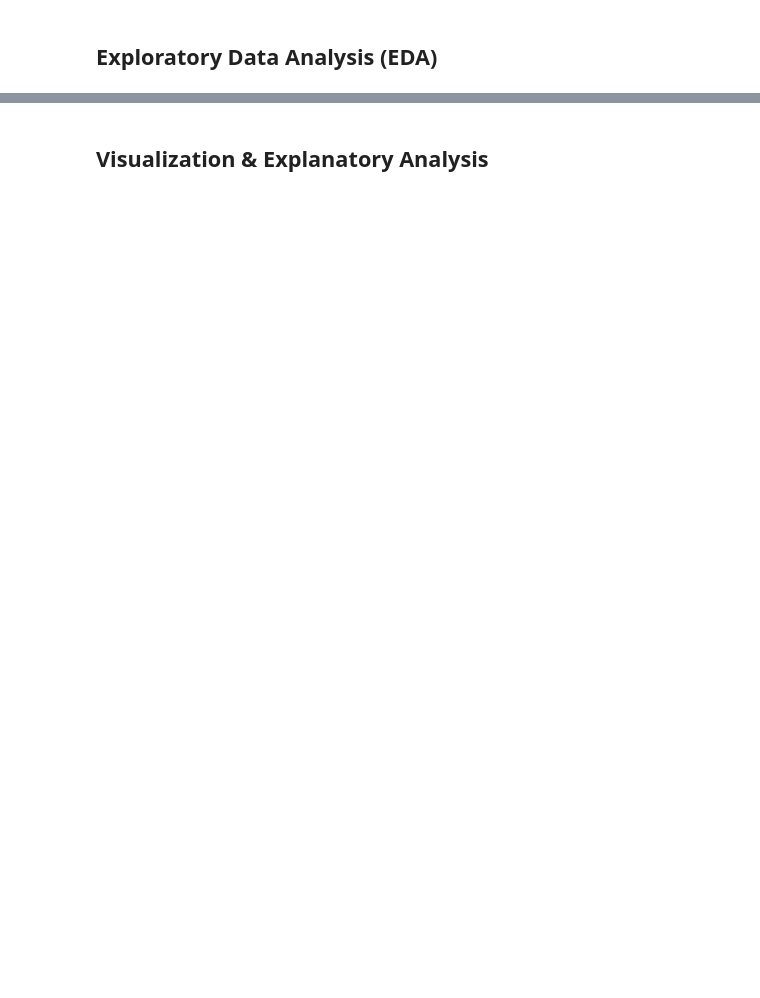
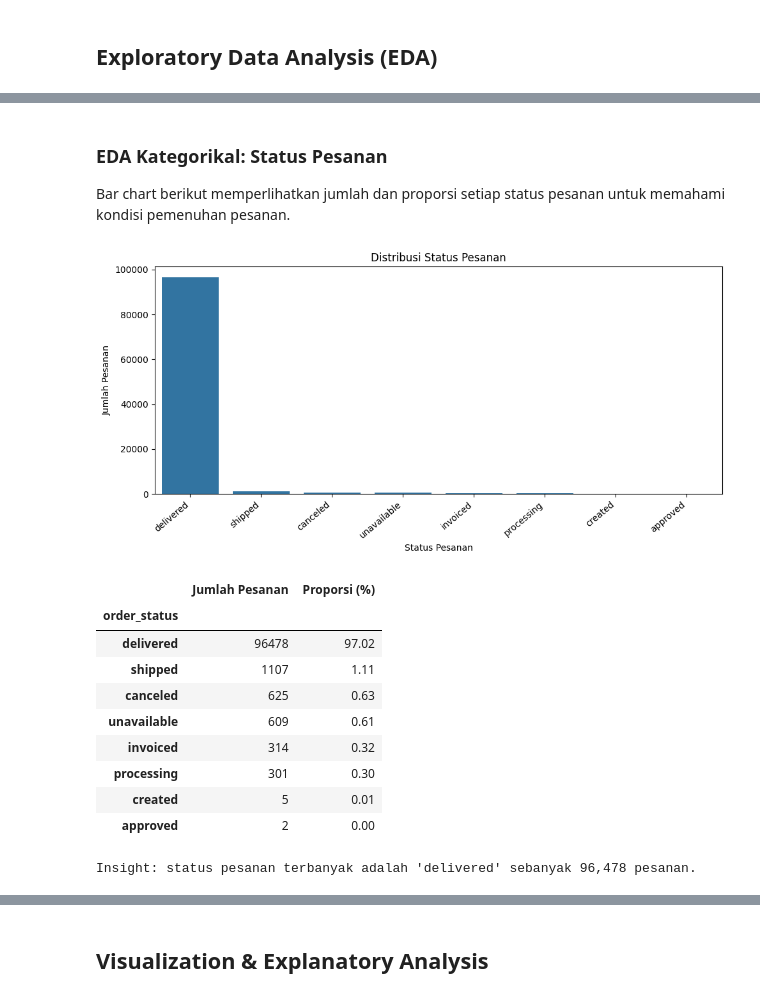
Before and after one commit to FyneticXD/E-commerce-public-dataset-FaturDS-11, a Jupyter notebook: notebook.ipynb, the cells around one changed output, grey strips where cells are left out. Cells and saved outputs as stored; diff of their text form; code cells hidden in the pictures; blank space fills up the shorter version.

```diff
--- a/notebook.ipynb
+++ b/notebook.ipynb
@@ -302,0 +378,36 @@ dtype: int64
+# %% [markdown]
+### EDA Kategorikal: Status Pesanan
+
+Bar chart berikut memperlihatkan jumlah dan proporsi setiap status pesanan untuk memahami kondisi pemenuhan pesanan.
+# %%
+status_counts = orders_df['order_status'].value_counts()
+
+plt.figure(figsize=(10, 5))
+sns.barplot(x=status_counts.index, y=status_counts.values)
+plt.title('Distribusi Status Pesanan')
+plt.xlabel('Status Pesanan')
+plt.ylabel('Jumlah Pesanan')
+plt.xticks(rotation=40, ha='right')
+plt.tight_layout()
+plt.show()
+
+display(pd.DataFrame({
+    'Jumlah Pesanan': status_counts,
+    'Proporsi (%)': (orders_df['order_status'].value_counts(normalize=True) * 100).round(2)
+}))
+
+most_common_status = status_counts.idxmax()
+print(f"Insight: status pesanan terbanyak adalah '{most_common_status}' sebanyak {status_counts.max():,} pesanan.")
+# %% [output]
+[figure, added]
+|  | Jumlah Pesanan | Proporsi (%) |
+| order_status |  |  |
+| delivered | 96478 | 97.02 |
+| shipped | 1107 | 1.11 |
+| canceled | 625 | 0.63 |
+| unavailable | 609 | 0.61 |
+| invoiced | 314 | 0.32 |
+| processing | 301 | 0.30 |
+| created | 5 | 0.01 |
+| approved | 2 | 0.00 |
+Insight: status pesanan terbanyak adalah 'delivered' sebanyak 96,478 pesanan.
```
Also changed, not shown: parts of 29 cells of this notebook, 1 other file.
